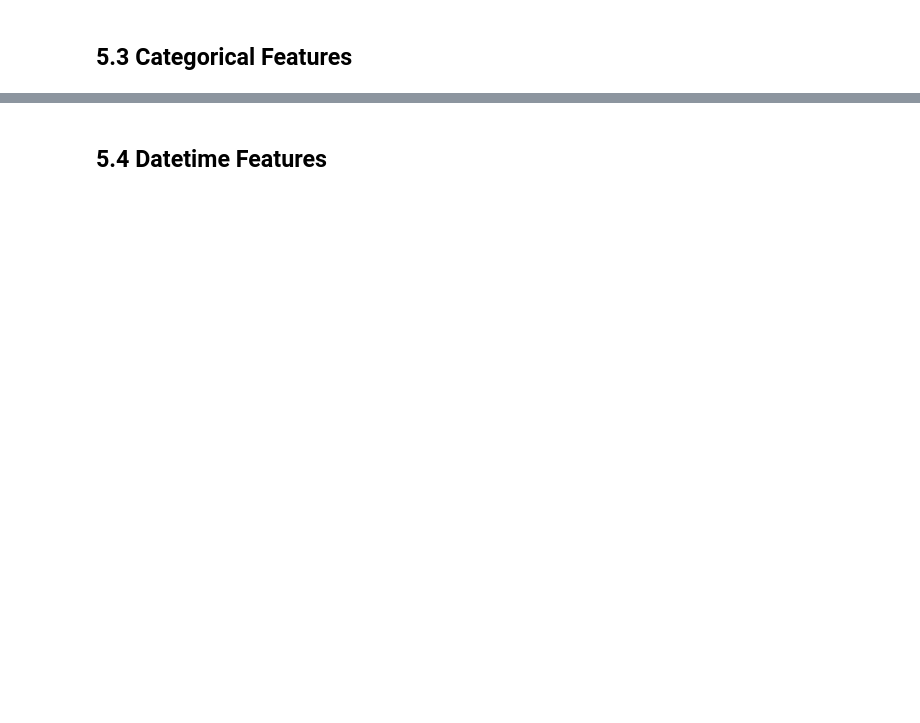
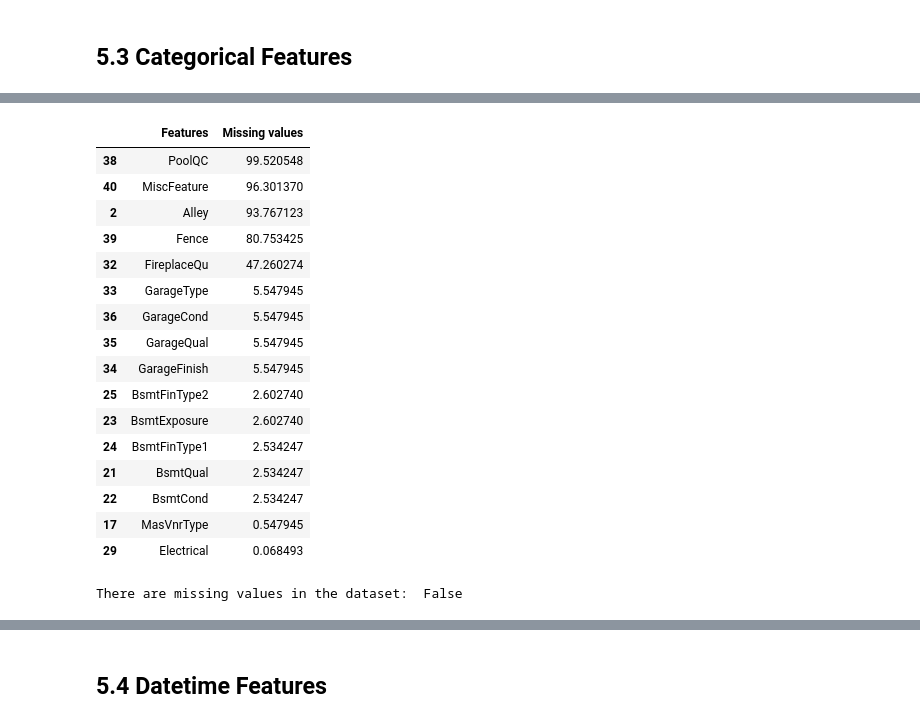
Before and after one commit to giannisbasa/House-Prices, a Jupyter notebook: House_Prices copy.ipynb, the cells around one changed output, grey strips where cells are left out. Saved outputs shown, nothing was run; the diff lists cells and outputs as text; code cells hidden in the pictures; blank space fills up the shorter version.

```diff
--- a/House_Prices copy.ipynb
+++ b/House_Prices copy.ipynb
@@ -925,0 +966,28 @@ train_2
+# %%
+# Percentage of missing values
+prc_missing_cat = cat_var.isna().sum()*100/len(cat_var)
+missing_cat = pd.DataFrame(prc_missing_cat, columns=['Missing values'])
+missing_cat.index.name = 'Features'
+missing_cat = missing_cat.reset_index()
+missing_cat = missing_cat.sort_values('Missing values', ascending=False)
+
+# Check Features with missing values and prc of missing values
+missing_cat.loc[missing_cat['Missing values']>0]
+# %% [output]
+|  | Features | Missing values |
+| 38 | PoolQC | 99.520548 |
+| 40 | MiscFeature | 96.301370 |
+| 2 | Alley | 93.767123 |
+| 39 | Fence | 80.753425 |
+| 32 | FireplaceQu | 47.260274 |
+| 33 | GarageType | 5.547945 |
+| 36 | GarageCond | 5.547945 |
+| 35 | GarageQual | 5.547945 |
+| 34 | GarageFinish | 5.547945 |
+| 25 | BsmtFinType2 | 2.602740 |
+| 23 | BsmtExposure | 2.602740 |
+| 24 | BsmtFinType1 | 2.534247 |
+| 21 | BsmtQual | 2.534247 |
+| 22 | BsmtCond | 2.534247 |
+| 17 | MasVnrType | 0.547945 |
+| 29 | Electrical | 0.068493 |
@@ -925,0 +1030,5 @@ train_2
+# %%
+# Check if there is missing values somewhere in the dataset
+print('There are missing values in the dataset: ', cat_var.isna().sum().any())
+# %% [output]
+There are missing values in the dataset:  False
```
Also changed, not shown: parts of 26 cells of this notebook.
